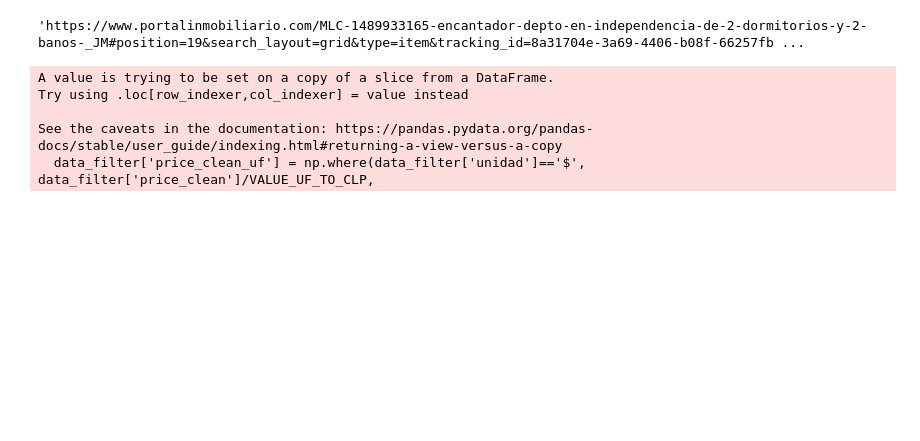
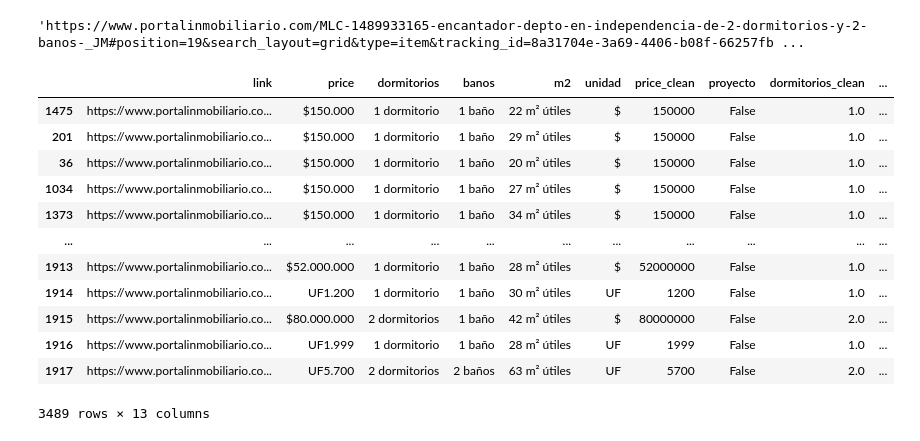
Before and after one commit to joseterrazastorrico/scraping_inmobiliario, a Jupyter notebook: notebooks/read_excel.ipynb, the cells around one changed output. Saved outputs shown, nothing was run; the diff lists cells and outputs as text; code cells hidden in the pictures; blank space fills up the shorter version.

```diff
--- a/notebooks/read_excel.ipynb
+++ b/notebooks/read_excel.ipynb
@@ -23,14 +23,21 @@ data_filter.groupby('comuna').agg({'m2_clean': 'mean'}).sort_values('m2_clean').
 data_filter.iloc[0].link
 # %% [output]
 'https://www.portalinmobiliario.com/MLC-1489933165-encantador-depto-en-independencia-de-2-dormitorios-y-2-banos-_JM#position=19&search_layout=grid&type=item&tracking_id=8a31704e-3a69-4406-b08f-66257fb ...
-# %%
-VALUE_UF_TO_CLP = 37500
-VALUE_USD_TO_CLP = 900
-# %% [output]
-A value is trying to be set on a copy of a slice from a DataFrame.
-Try using .loc[row_indexer,col_indexer] = value instead
-
-See the caveats in the documentation: https://pandas.pydata.org/pandas-docs/stable/user_guide/indexing.html#returning-a-view-versus-a-copy
-  data_filter['price_clean_uf'] = np.where(data_filter['unidad']=='$', data_filter['price_clean']/VALUE_UF_TO_CLP,
+# %%
+data_filter.loc[data_filter.comuna=='estacion-central'].sort_values('price_clean_uf')
+# %% [output]
+|  | link | price | dormitorios | banos | m2 | unidad | price_clean | proyecto | dormitorios_clean | ... |
+| 1475 | https://www.portalinmobiliario.co... | $150.000 | 1 dormitorio | 1 baño | 22 m² útiles | $ | 150000 | False | 1.0 | ... |
+| 201 | https://www.portalinmobiliario.co... | $150.000 | 1 dormitorio | 1 baño | 29 m² útiles | $ | 150000 | False | 1.0 | ... |
+| 36 | https://www.portalinmobiliario.co... | $150.000 | 1 dormitorio | 1 baño | 20 m² útiles | $ | 150000 | False | 1.0 | ... |
+| 1034 | https://www.portalinmobiliario.co... | $150.000 | 1 dormitorio | 1 baño | 27 m² útiles | $ | 150000 | False | 1.0 | ... |
+| 1373 | https://www.portalinmobiliario.co... | $150.000 | 1 dormitorio | 1 baño | 34 m² útiles | $ | 150000 | False | 1.0 | ... |
+| ... | ... | ... | ... | ... | ... | ... | ... | ... | ... | ... |
+| 1913 | https://www.portalinmobiliario.co... | $52.000.000 | 1 dormitorio | 1 baño | 28 m² útiles | $ | 52000000 | False | 1.0 | ... |
+| 1914 | https://www.portalinmobiliario.co... | UF1.200 | 1 dormitorio | 1 baño | 30 m² útiles | UF | 1200 | False | 1.0 | ... |
+| 1915 | https://www.portalinmobiliario.co... | $80.000.000 | 2 dormitorios | 1 baño | 42 m² útiles | $ | 80000000 | False | 2.0 | ... |
+| 1916 | https://www.portalinmobiliario.co... | UF1.999 | 1 dormitorio | 1 baño | 28 m² útiles | UF | 1999 | False | 1.0 | ... |
+| 1917 | https://www.portalinmobiliario.co... | UF5.700 | 2 dormitorios | 2 baños | 63 m² útiles | UF | 5700 | False | 2.0 | ... |
+3489 rows × 13 columns
 # %%
 data_filter.groupby('comuna').agg({'price_clean_uf':'mean', 'dormitorios_clean':'mean', 'banos_clean':'mean',
```
Also changed, not shown: parts of 3 cells of this notebook, 3 other files.
